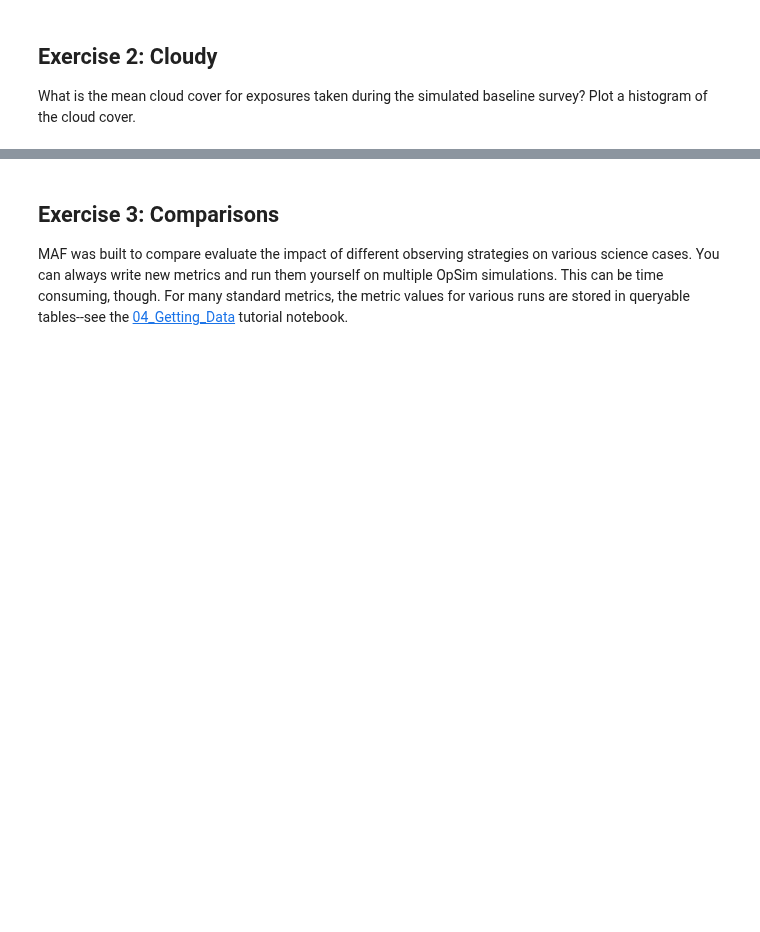
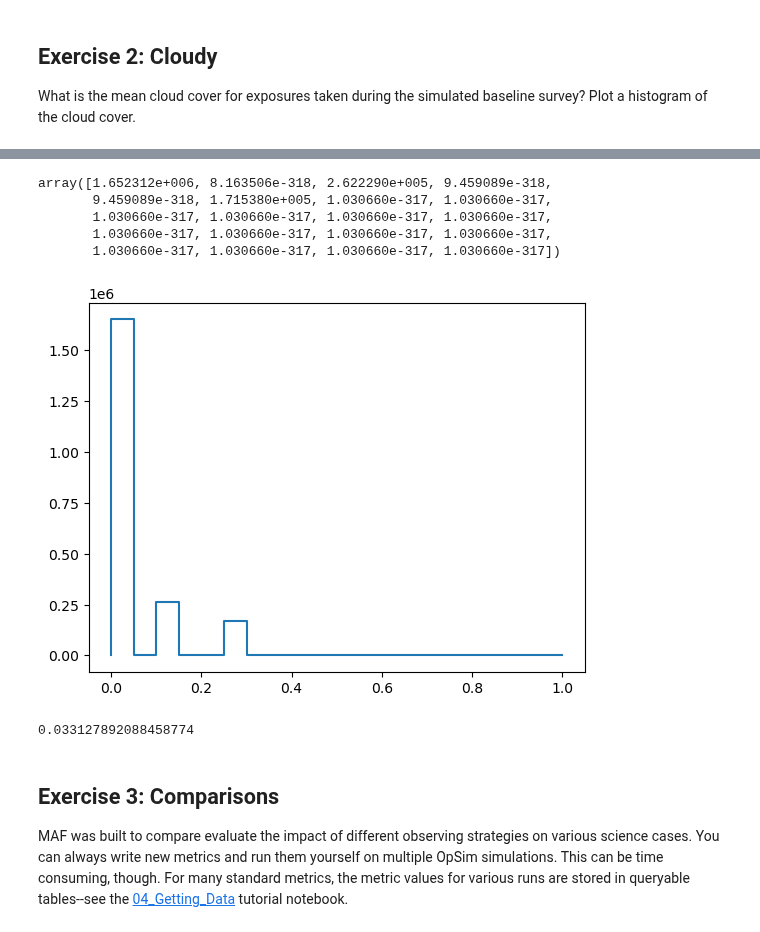
Before and after one commit to ykwang1/astr597-survey-science, a Jupyter notebook: HW/HW4.ipynb, the cells around one changed output, grey strips where cells are left out. Saved outputs shown, nothing was run; the diff lists cells and outputs as text; code cells hidden in the pictures; blank space fills up the shorter version.

```diff
--- a/HW/HW4.ipynb
+++ b/HW/HW4.ipynb
@@ -88,0 +156,10 @@ What is the mean cloud cover for exposures taken during the simulated baseline s
+# %%
+cloud_data
+# %% [output]
+array([1.652312e+006, 8.163506e-318, 2.622290e+005, 9.459089e-318,
+       9.459089e-318, 1.715380e+005, 1.030660e-317, 1.030660e-317,
+       1.030660e-317, 1.030660e-317, 1.030660e-317, 1.030660e-317,
+       1.030660e-317, 1.030660e-317, 1.030660e-317, 1.030660e-317,
+       1.030660e-317, 1.030660e-317, 1.030660e-317, 1.030660e-317])
+# %%
+cloud_bins=cloud_bundle.slicer.slice_points['bins']
@@ -89,3 +168,12 @@ What is the mean cloud cover for exposures taken during the simulated baseline s
+# %%
+plt.step(cloud_bins, [0] + list(cloud_data))
+plt.show()
+# %% [output]
+[figure, added]
+# %%
+sum(cloud_data * cloud_bins[:-1]) / sum(cloud_data)
+# %% [output]
+0.033127892088458774
 # %% [markdown]
 ## Exercise 3: Comparisons
 
```
Also changed, not shown: parts of 13 cells of this notebook.
